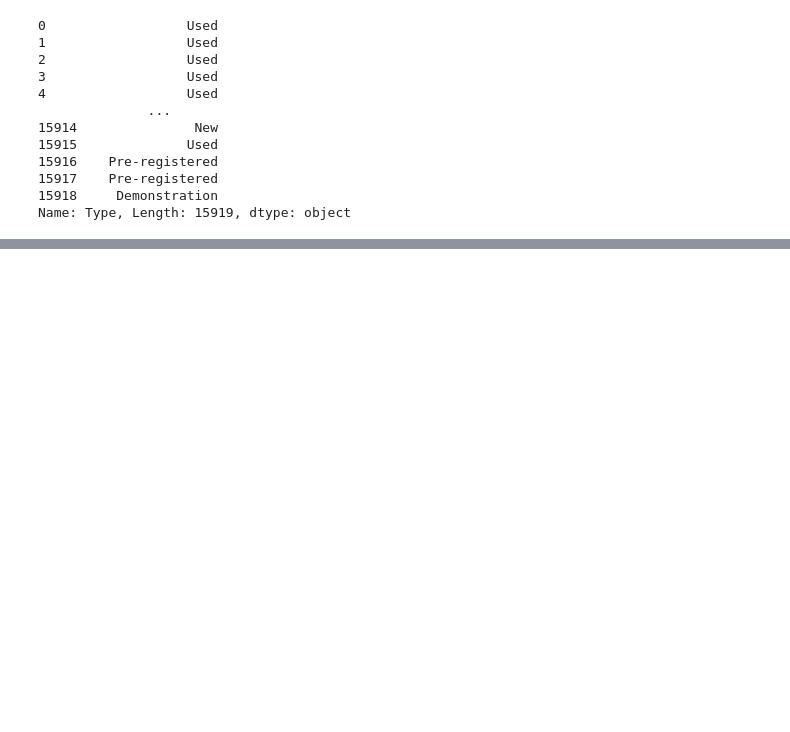
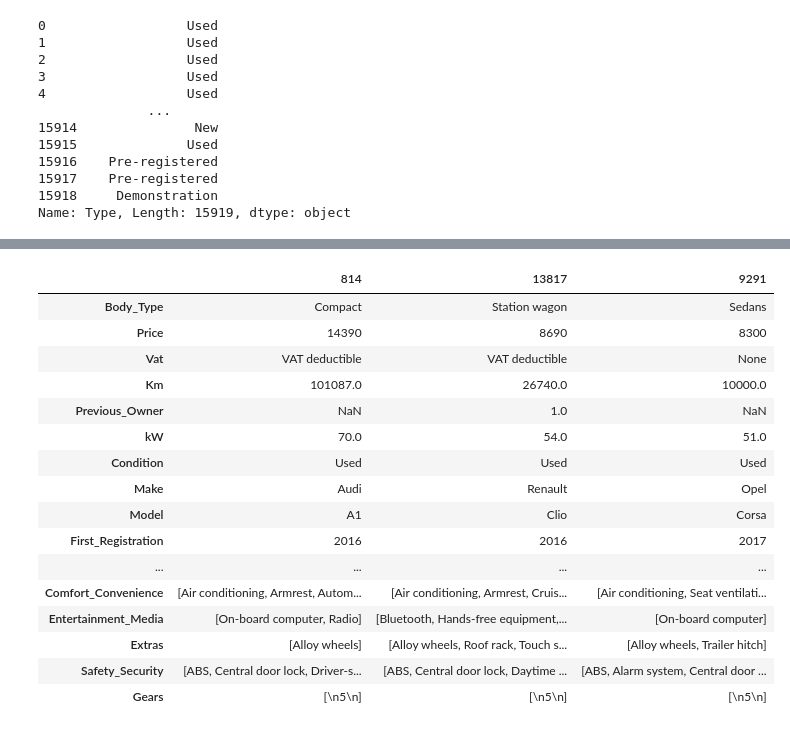
Before and after one commit to gulakkoc/Clarusway_DA, a Jupyter notebook: Projects/Capstone_Project/Capstone_Project_W_Group.ipynb, the cells around one changed output, grey strips where cells are left out. Saved outputs shown, nothing was run; the diff lists cells and outputs as text; code cells hidden in the pictures; blank space fills up the shorter version.

```diff
--- a/Projects/Capstone_Project/Capstone_Project_W_Group.ipynb
+++ b/Projects/Capstone_Project/Capstone_Project_W_Group.ipynb
@@ -1483,0 +1549,2 @@ df1.sample(3).T
+# %%
+df1.Body_Color = df1.Body_Color.str[1]
@@ -1483,0 +1587,2 @@ df1.sample(3).T
+# %%
+df1["Upholstery"] = df1["Upholstery"].apply(lambda item: item[0] if type(item) == list else item)
@@ -1483,0 +1604,20 @@ df1.sample(3).T
+# %%
+df1.sample(3).T
+# %% [output]
+|  | 814 | 13817 | 9291 |
+| Body_Type | Compact | Station wagon | Sedans |
+| Price | 14390 | 8690 | 8300 |
+| Vat | VAT deductible | VAT deductible | None |
+| Km | 101087.0 | 26740.0 | 10000.0 |
+| Previous_Owner | NaN | 1.0 | NaN |
+| kW | 70.0 | 54.0 | 51.0 |
+| Condition | Used | Used | Used |
+| Make | Audi | Renault | Opel |
+| Model | A1 | Clio | Corsa |
+| First_Registration | 2016 | 2016 | 2017 |
+| ... | ... | ... | ... |
+| Comfort_Convenience | [Air conditioning, Armrest, Autom... | [Air conditioning, Armrest, Cruis... | [Air conditioning, Seat ventilati... |
+| Entertainment_Media | [On-board computer, Radio] | [Bluetooth, Hands-free equipment,... | [On-board computer] |
+| Extras | [Alloy wheels] | [Alloy wheels, Roof rack, Touch s... | [Alloy wheels, Trailer hitch] |
+| Safety_Security | [ABS, Central door lock, Driver-s... | [ABS, Central door lock, Daytime ... | [ABS, Alarm system, Central door ... |
+| Gears | [\n5\n] | [\n5\n] | [\n5\n] |
```
Also changed, not shown: parts of 15 cells of this notebook.
